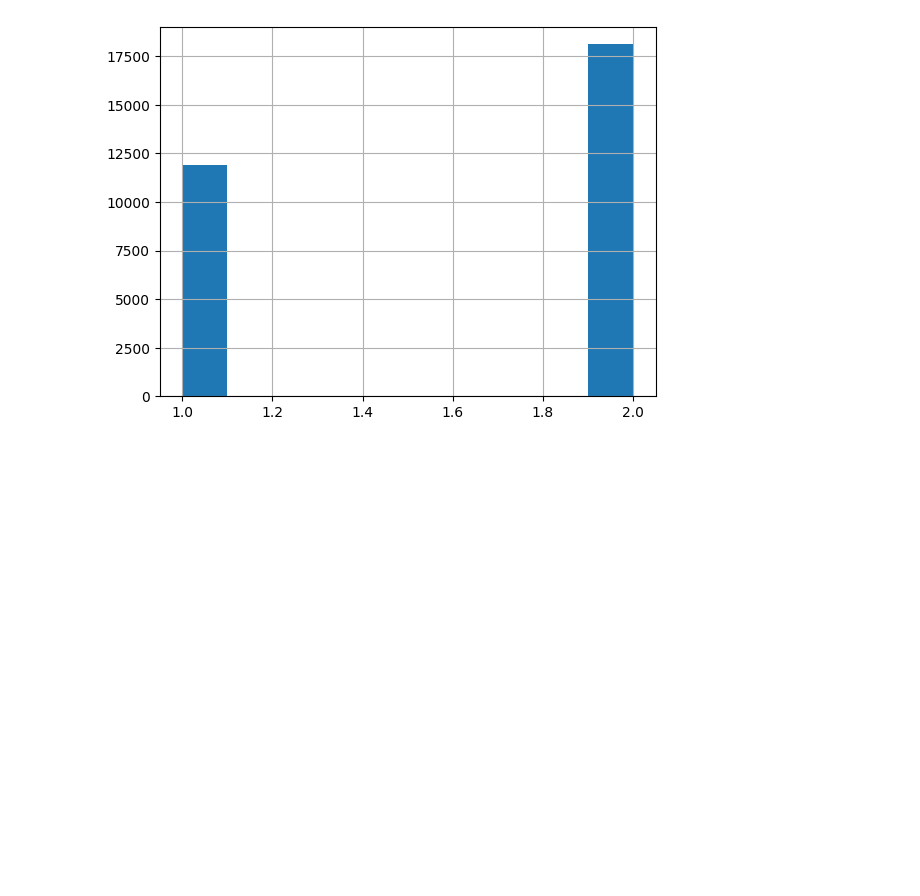
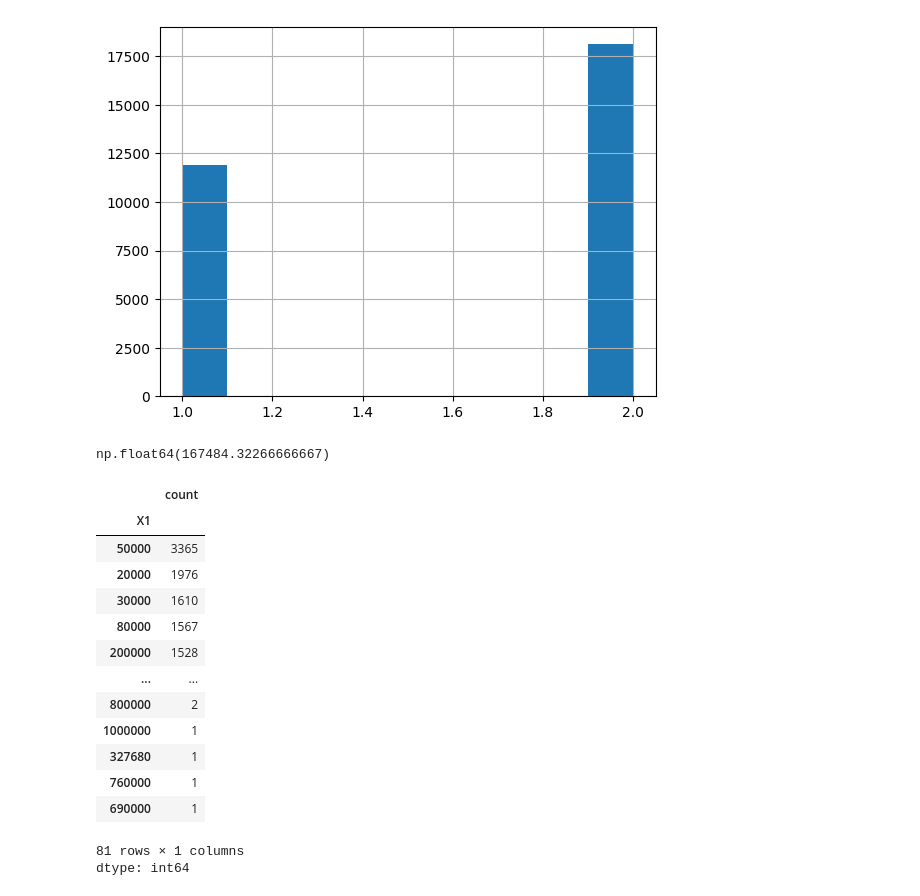
Before and after one commit to NishantLaata/Credit_risk_analysis, a Jupyter notebook: 01_data_exploration.ipynb, the cells around one changed output. Saved outputs shown, nothing was run; the diff lists cells and outputs as text; code cells hidden in the pictures; blank space fills up the shorter version.

```diff
--- a/01_data_exploration.ipynb
+++ b/01_data_exploration.ipynb
@@ -102,0 +109,24 @@ gender_distribution_hist = df['X2'].hist()
+# %%
+average_credit_limit
+# %% [output]
+np.float64(167484.32266666667)
+# %%
+# Distribution of customer credit limit
+credit_limit_distribution = df['X1'].value_counts()
+credit_limit_distribution
+# %% [output]
+|  | count |
+| X1 |  |
+| 50000 | 3365 |
+| 20000 | 1976 |
+| 30000 | 1610 |
+| 80000 | 1567 |
+| 200000 | 1528 |
+| ... | ... |
+| 800000 | 2 |
+| 1000000 | 1 |
+| 327680 | 1 |
+| 760000 | 1 |
+| 690000 | 1 |
+81 rows × 1 columns
+dtype: int64
```
Also changed, not shown: parts of 15 cells of this notebook.
